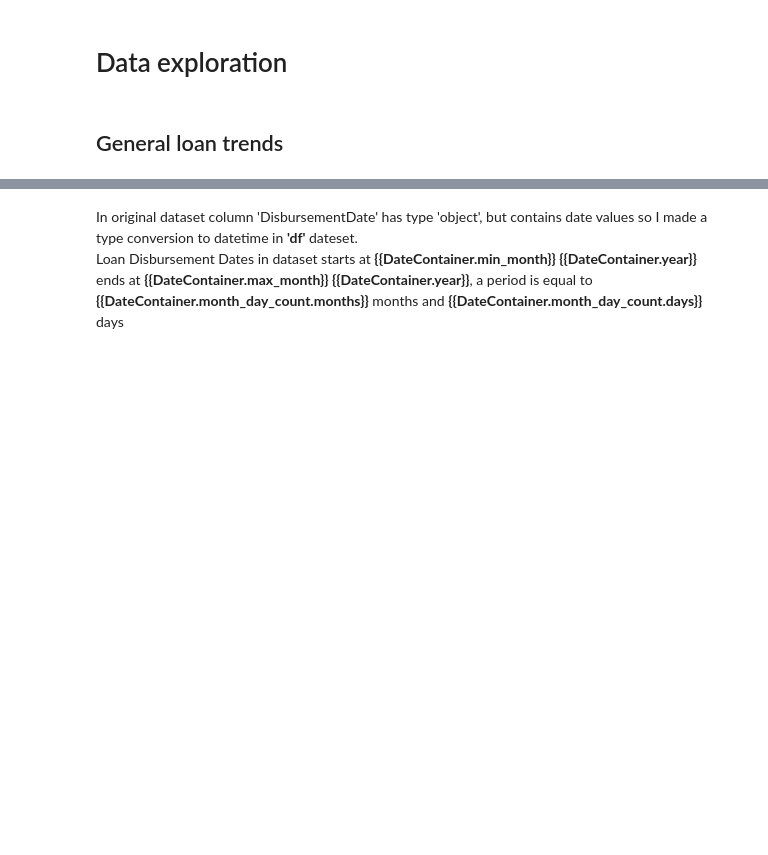
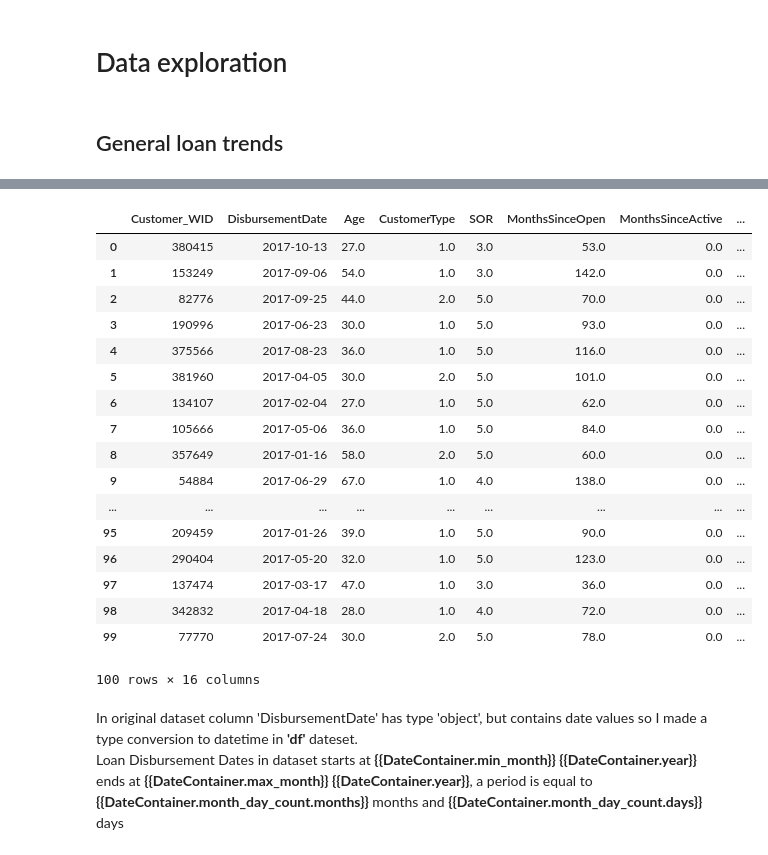
Before and after one commit to SvetlanaCipiseva/CreditScoring, a Jupyter notebook: credit_scoring.ipynb, the cells around one changed output, grey strips where cells are left out. Drawn from its saved outputs; the diff is of its cells as text; code cells hidden in the pictures; blank space fills up the shorter version.

```diff
--- a/credit_scoring.ipynb
+++ b/credit_scoring.ipynb
@@ -91,3 +128,24 @@ Column count: **{{len(df.columns)}}**
+# %%
+df.iloc[:100]
+# %% [output]
+|  | Customer_WID | DisbursementDate | Age | CustomerType | SOR | MonthsSinceOpen | MonthsSinceActive | ... |
+| 0 | 380415 | 2017-10-13 | 27.0 | 1.0 | 3.0 | 53.0 | 0.0 | ... |
+| 1 | 153249 | 2017-09-06 | 54.0 | 1.0 | 3.0 | 142.0 | 0.0 | ... |
+| 2 | 82776 | 2017-09-25 | 44.0 | 2.0 | 5.0 | 70.0 | 0.0 | ... |
+| 3 | 190996 | 2017-06-23 | 30.0 | 1.0 | 5.0 | 93.0 | 0.0 | ... |
+| 4 | 375566 | 2017-08-23 | 36.0 | 1.0 | 5.0 | 116.0 | 0.0 | ... |
+| 5 | 381960 | 2017-04-05 | 30.0 | 2.0 | 5.0 | 101.0 | 0.0 | ... |
+| 6 | 134107 | 2017-02-04 | 27.0 | 1.0 | 5.0 | 62.0 | 0.0 | ... |
+| 7 | 105666 | 2017-05-06 | 36.0 | 1.0 | 5.0 | 84.0 | 0.0 | ... |
+| 8 | 357649 | 2017-01-16 | 58.0 | 2.0 | 5.0 | 60.0 | 0.0 | ... |
+| 9 | 54884 | 2017-06-29 | 67.0 | 1.0 | 4.0 | 138.0 | 0.0 | ... |
+| ... | ... | ... | ... | ... | ... | ... | ... | ... |
+| 95 | 209459 | 2017-01-26 | 39.0 | 1.0 | 5.0 | 90.0 | 0.0 | ... |
+| 96 | 290404 | 2017-05-20 | 32.0 | 1.0 | 5.0 | 123.0 | 0.0 | ... |
+| 97 | 137474 | 2017-03-17 | 47.0 | 1.0 | 3.0 | 36.0 | 0.0 | ... |
+| 98 | 342832 | 2017-04-18 | 28.0 | 1.0 | 4.0 | 72.0 | 0.0 | ... |
+| 99 | 77770 | 2017-07-24 | 30.0 | 2.0 | 5.0 | 78.0 | 0.0 | ... |
+100 rows × 16 columns
 # %% [markdown]
 In original dataset column 'DisbursementDate' has type 'object', but contains date values so I made a type conversion to datetime in **'df'** dateset.
 Loan Disbursement Dates in dataset starts at **{{DateContainer.min_month}} {{DateContainer.year}}** ends at **{{DateContainer.max_month}} {{DateContainer.year}}**, a period is equal to **{{DateContainer.month_day_count.months}}** months and **{{DateContainer.month_day_count.days}}** days
```
Also changed, not shown: parts of 14 cells of this notebook, 1 other file.
